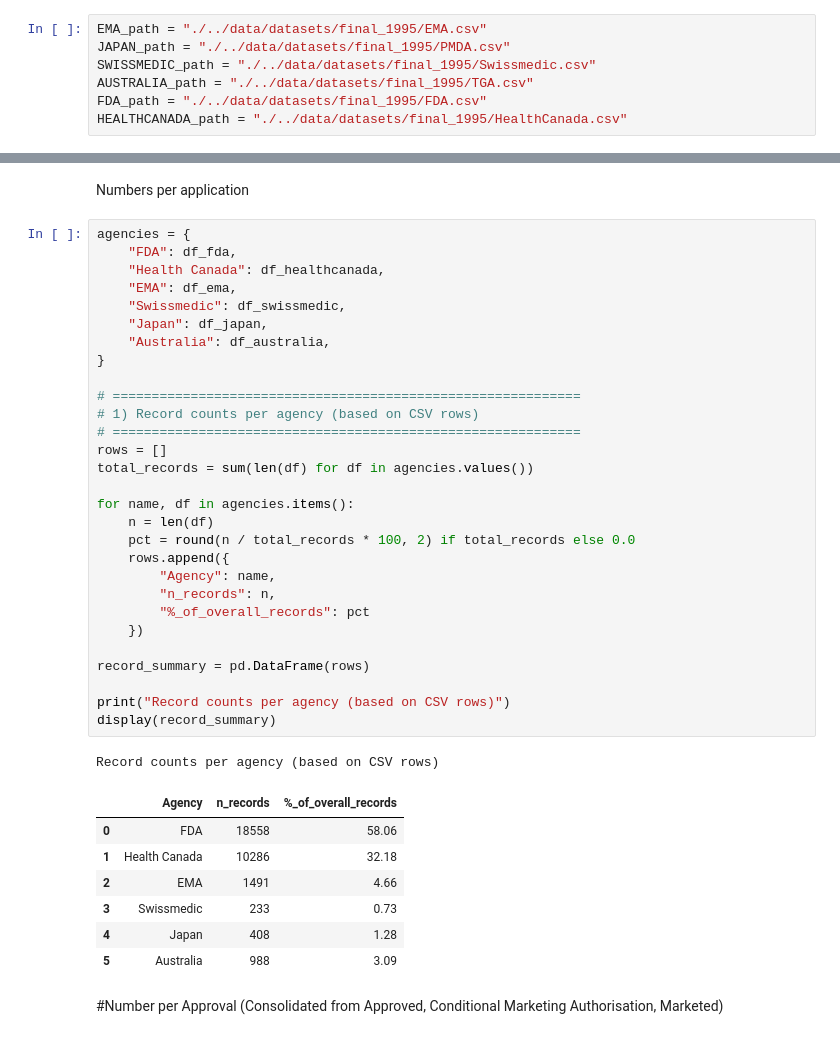
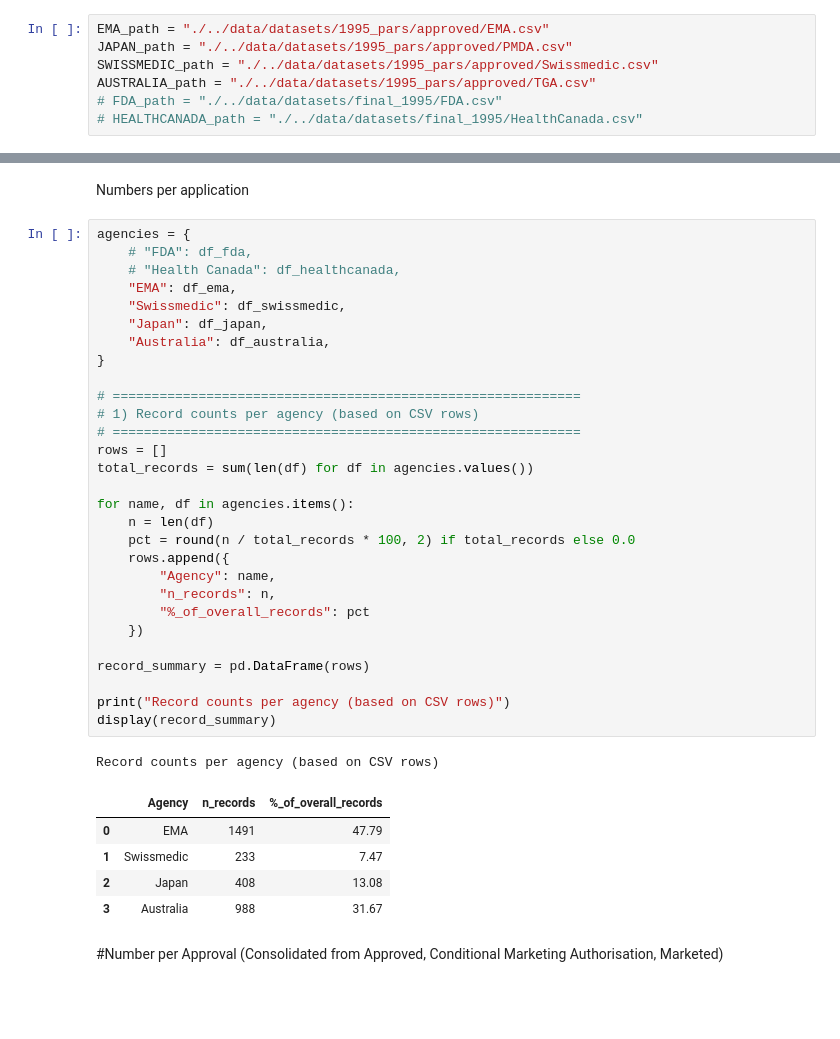
Before and after one commit to dcr-unibe-ch/DrugFork, a Jupyter notebook: src/paper_writing_jd.ipynb, the cells around one changed output, grey strips where cells are left out. Saved outputs shown, nothing was run; the diff lists cells and outputs as text; blank space fills up the shorter version.

```diff
--- a/src/paper_writing_jd.ipynb
+++ b/src/paper_writing_jd.ipynb
@@ -1,10 +1,10 @@
 # %%
-EMA_path = "./../data/datasets/final_1995/EMA.csv"
-JAPAN_path = "./../data/datasets/final_1995/PMDA.csv"
-SWISSMEDIC_path = "./../data/datasets/final_1995/Swissmedic.csv"
-AUSTRALIA_path = "./../data/datasets/final_1995/TGA.csv"
-FDA_path = "./../data/datasets/final_1995/FDA.csv"
-HEALTHCANADA_path = "./../data/datasets/final_1995/HealthCanada.csv"
+EMA_path = "./../data/datasets/1995_pars/approved/EMA.csv"
+JAPAN_path = "./../data/datasets/1995_pars/approved/PMDA.csv"
+SWISSMEDIC_path = "./../data/datasets/1995_pars/approved/Swissmedic.csv"
+AUSTRALIA_path = "./../data/datasets/1995_pars/approved/TGA.csv"
+# FDA_path = "./../data/datasets/final_1995/FDA.csv"
+# HEALTHCANADA_path = "./../data/datasets/final_1995/HealthCanada.csv"
 # %%
 import pandas as pd
 from IPython.display import display
@@ -64,42 +64,40 @@ def agency_identifier_count(df: pd.DataFrame, agency: str) -> int:
 Numbers per application
 # %%
 agencies = {
-    "FDA": df_fda,
-    "Health Canada": df_healthcanada,
+    # "FDA": df_fda,
+    # "Health Canada": df_healthcanada,
     "EMA": df_ema,
     "Swissmedic": df_swissmedic,
     "Japan": df_japan,
     "Australia": df_australia,
 }
 
 # ============================================================
 # 1) Record counts per agency (based on CSV rows)
 # ============================================================
 rows = []
 total_records = sum(len(df) for df in agencies.values())
 
 for name, df in agencies.items():
     n = len(df)
     pct = round(n / total_records * 100, 2) if total_records else 0.0
     rows.append({
         "Agency": name,
         "n_records": n,
         "%_of_overall_records": pct
     })
 
 record_summary = pd.DataFrame(rows)
 
 print("Record counts per agency (based on CSV rows)")
 display(record_summary)
 # %% [output]
 Record counts per agency (based on CSV rows)
 |  | Agency | n_records | %_of_overall_records |
-| 0 | FDA | 18558 | 58.06 |
-| 1 | Health Canada | 10286 | 32.18 |
-| 2 | EMA | 1491 | 4.66 |
-| 3 | Swissmedic | 233 | 0.73 |
-| 4 | Japan | 408 | 1.28 |
-| 5 | Australia | 988 | 3.09 |
+| 0 | EMA | 1491 | 47.79 |
+| 1 | Swissmedic | 233 | 7.47 |
+| 2 | Japan | 408 | 13.08 |
+| 3 | Australia | 988 | 31.67 |
 # %% [markdown]
 #Number per Approval (Consolidated from Approved, Conditional Marketing Authorisation, Marketed)
 # %%
```
Also changed, not shown: parts of 8 cells of this notebook.
